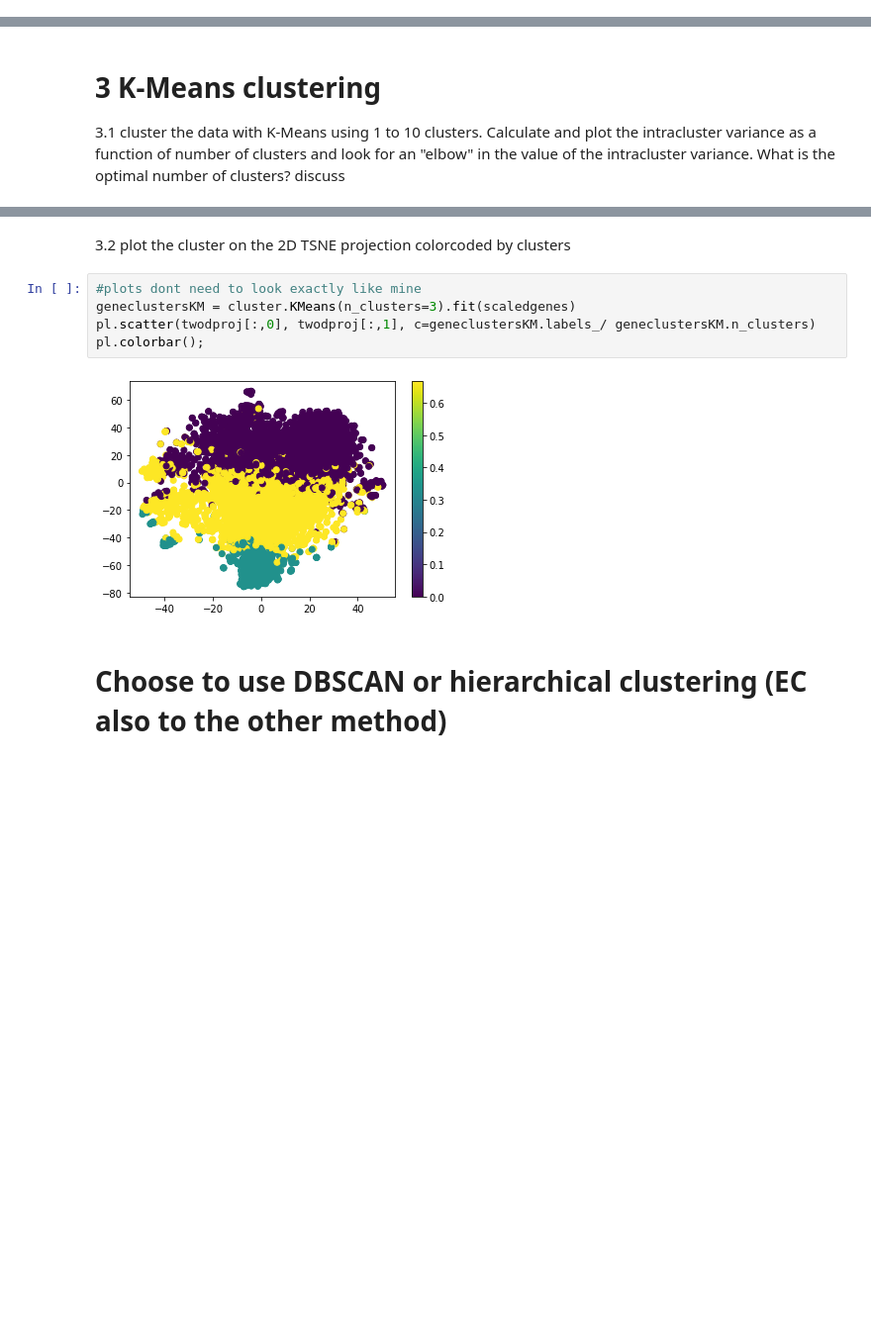
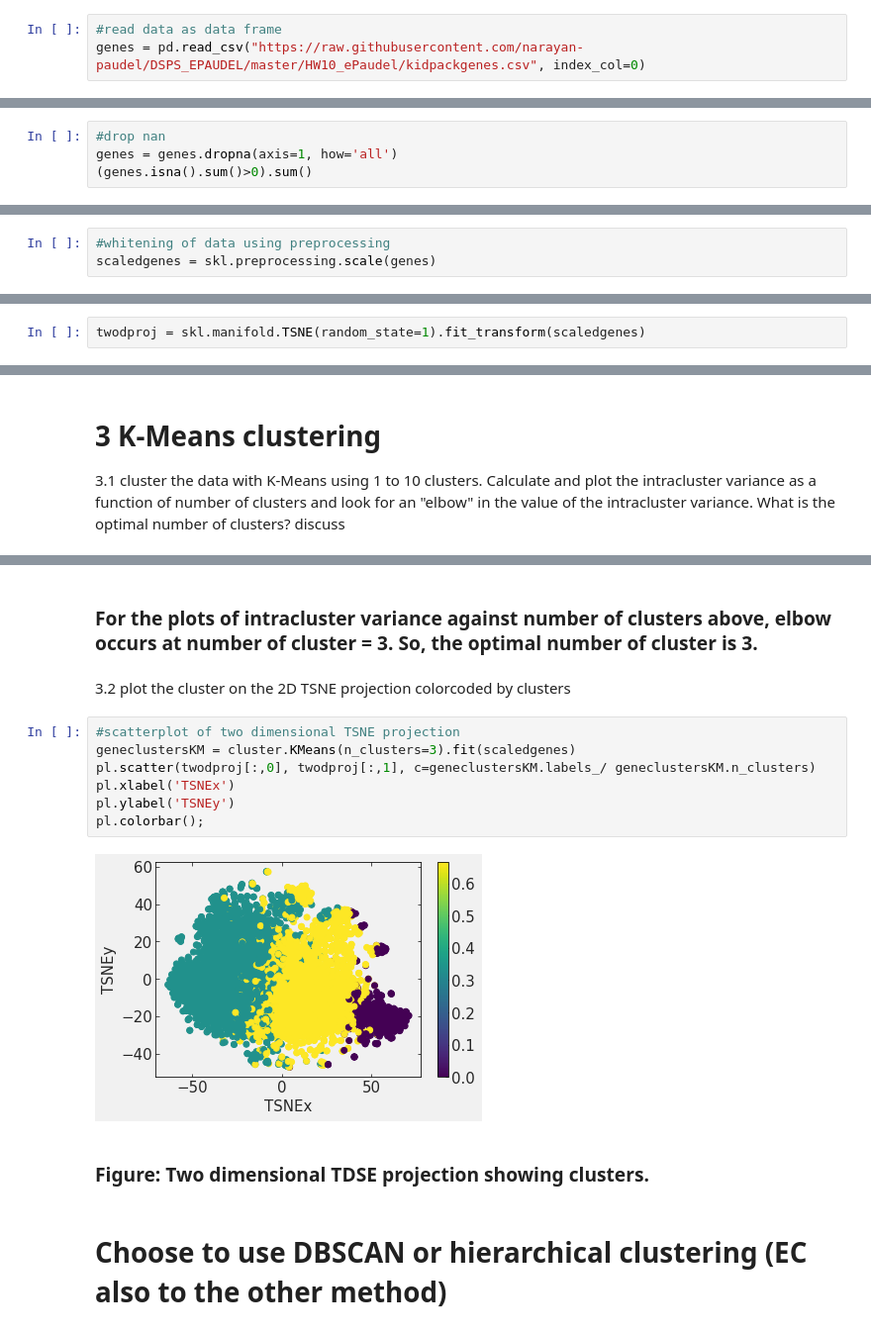
Before and after one commit to narayan-paudel/DSPS_EPAUDEL, a Jupyter notebook: HW10_ePaudel/clusteringGenes.ipynb, the cells around one changed output, grey strips where cells are left out. Shown at 99% size. Saved outputs shown, nothing was run; the diff lists cells and outputs as text; blank space fills up the shorter version.

```diff
--- a/HW10_ePaudel/clusteringGenes.ipynb
+++ b/HW10_ePaudel/clusteringGenes.ipynb
@@ -11,6 +10,9 @@ from sklearn import cluster
 Populating the interactive namespace from numpy and matplotlib
 # %% [markdown]
 read the data in https://github.com/fedhere/DSPS/tree/master/HW10
+# %%
+#read data as data frame
+genes = pd.read_csv("https://raw.githubusercontent.com/narayan-paudel/DSPS_EPAUDEL/master/HW10_ePaudel/kidpackgenes.csv", index_col=0)
 # %%
 genes
 # %% [output]
@@ -33,0 +43,4 @@ genes
+# %%
+#drop nan
+genes = genes.dropna(axis=1, how='all')
+(genes.isna().sum()>0).sum()
@@ -34,6 +70,9 @@ genes
 # %% [markdown]
 # 2 preprocess the data
 2.1 whiten the data (scale it) with https://scikit-learn.org/stable/modules/generated/sklearn.preprocessing.scale.html
+# %%
+#whitening of data using preprocessing
+scaledgenes = skl.preprocessing.scale(genes)
 # %%
 scaledgenes.mean(0).round(2), scaledgenes.std(0)
 # %% [output]
@@ -50,6 +89,8 @@ scaledgenes.mean(0).round(2), scaledgenes.std(0)
         1., 1., 1., 1., 1., 1.]))
 # %% [markdown]
 2.1 use TSNE to make a projection of the data on an optimal 2D plane using https://scikit-learn.org/stable/modules/generated/sklearn.manifold.TSNE.html
+# %%
+twodproj = skl.manifold.TSNE(random_state=1).fit_transform(scaledgenes)
 # %%
 twodproj.shape
 # %% [output]
@@ -68,12 +171,18 @@ def calICVar(X, labels):
+# %% [markdown]
+### For the plots of intracluster variance against number of clusters above, elbow occurs at number of cluster = 3. So, the optimal number of cluster is 3.
 # %% [markdown]
 3.2 plot the cluster on the 2D TSNE projection colorcoded by clusters
 # %%
-#plots dont need to look exactly like mine
+#scatterplot of two dimensional TSNE projection
 geneclustersKM = cluster.KMeans(n_clusters=3).fit(scaledgenes)
 pl.scatter(twodproj[:,0], twodproj[:,1], c=geneclustersKM.labels_/ geneclustersKM.n_clusters)
+pl.xlabel('TSNEx')
+pl.ylabel('TSNEy')
 pl.colorbar();
 # %% [output]
-[figure, old version]
+[figure, new version]
+# %% [markdown]
+### Figure: Two dimensional TDSE projection showing clusters.
 # %% [markdown]
 # Choose to use DBSCAN or hierarchical clustering (EC also to the other method)
 # %% [markdown]
```
Also changed, not shown: parts of 36 cells of this notebook.
